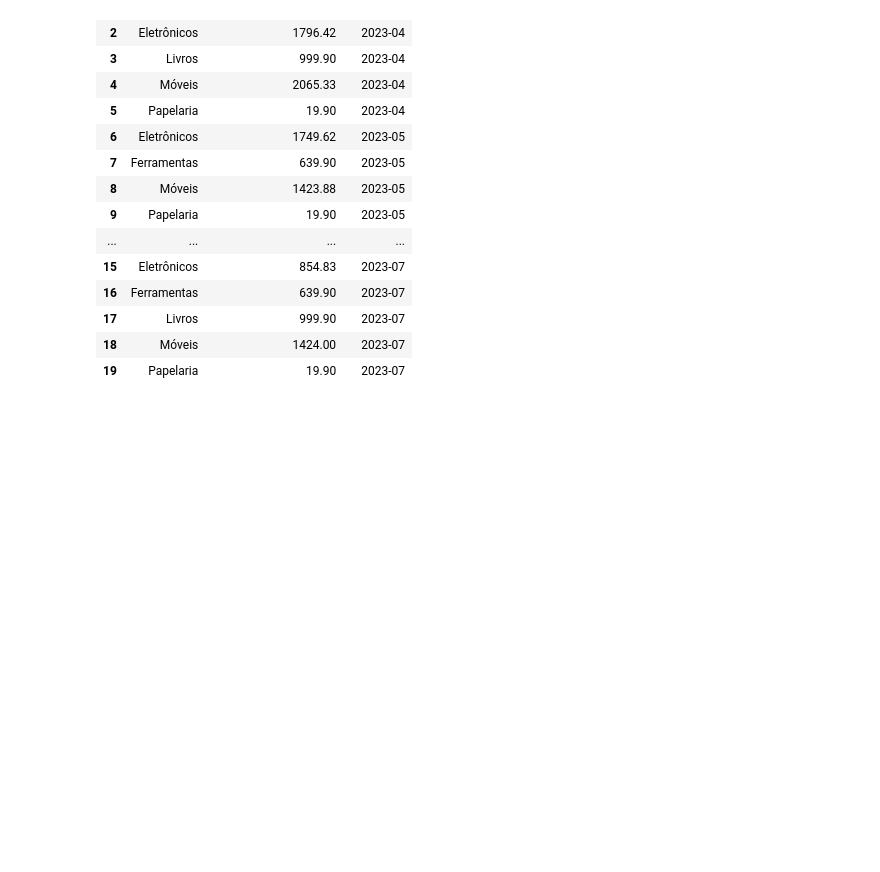
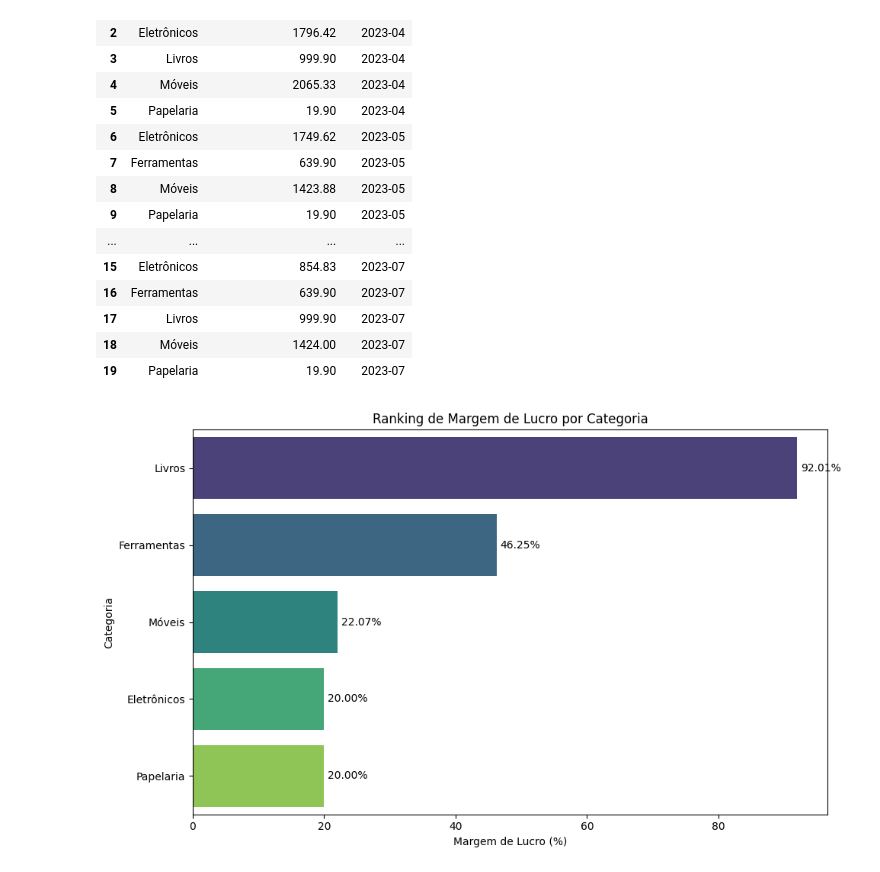
Before and after one commit to douglasmnegri/infomaz-case, a Jupyter notebook: notebook/infomaz_analysis.ipynb, the cells around one changed output. Cells and saved outputs as stored; diff of their text form; code cells hidden in the pictures; blank space fills up the shorter version.

```diff
--- a/notebook/infomaz_analysis.ipynb
+++ b/notebook/infomaz_analysis.ipynb
@@ -244,3 +242,61 @@ category_avg.head(20)
 | 17 | Livros | 999.90 | 2023-07 |
 | 18 | Móveis | 1424.00 | 2023-07 |
 | 19 | Papelaria | 19.90 | 2023-07 |
+# %%
+import pandas as pd
+import matplotlib.pyplot as plt
+import seaborn as sns
+
+# 8) Calcule um ranking de margem de lucro por categoria
+
+df_vendas['VALOR_TOTAL_ITEM'] = df_vendas['VALOR ITEM'] * df_vendas['QTD ITEM']
+df_estoque['CUSTO_UNITARIO_ESTOQUE'] = df_estoque['VALOR ESTOQUE'] / df_estoque['QTD ESTOQUE']
+
+df_produtos_estoque = pd.merge(
+    df_produtos,
+    df_estoque[['ID ESTOQUE', 'CUSTO_UNITARIO_ESTOQUE']],
+    on='ID ESTOQUE',
+    how='left'
+)
+
+df_merged = pd.merge(
+    df_vendas,
+    df_produtos_estoque,
+    on='ID PRODUTO',
+    how='left'
+)
+
+df_merged['LUCRO_TOTAL'] = (df_merged['VALOR ITEM'] - df_merged['CUSTO_UNITARIO_ESTOQUE']) * df_merged['QTD ITEM']
+df_merged['VALOR_TOTAL_ITEM'] = df_merged['VALOR ITEM'] * df_merged['QTD ITEM']
+
+ranking_margin = (
+    df_merged.groupby('CATEGORIA')
+    .agg({
+        'LUCRO_TOTAL': 'sum',
+        'VALOR_TOTAL_ITEM': 'sum'
+    })
+    .reset_index()
+)
+
+ranking_margin['MARGEM_LUCRO_PCT'] = (ranking_margin['LUCRO_TOTAL'] / ranking_margin['VALOR_TOTAL_ITEM']) * 100
+ranking_margin = ranking_margin.sort_values(by='MARGEM_LUCRO_PCT', ascending=False)
+
+# Gráfico
+plt.figure(figsize=(10, 6))
+sns.barplot(
+    data=ranking_margin,
+    x='MARGEM_LUCRO_PCT',
+    y='CATEGORIA',
+    hue='CATEGORIA',
+    palette='viridis'
+)
+plt.xlabel('Margem de Lucro (%)')
+plt.ylabel('Categoria')
+plt.title('Ranking de Margem de Lucro por Categoria')
+
+for index, value in enumerate(ranking_margin['MARGEM_LUCRO_PCT']):
+    plt.text(value + 0.5, index, f'{value:.2f}%', va='center')
+plt.tight_layout()
+plt.show()
+# %% [output]
+[figure, added]
```
Also changed, not shown: parts of 3 cells of this notebook.
